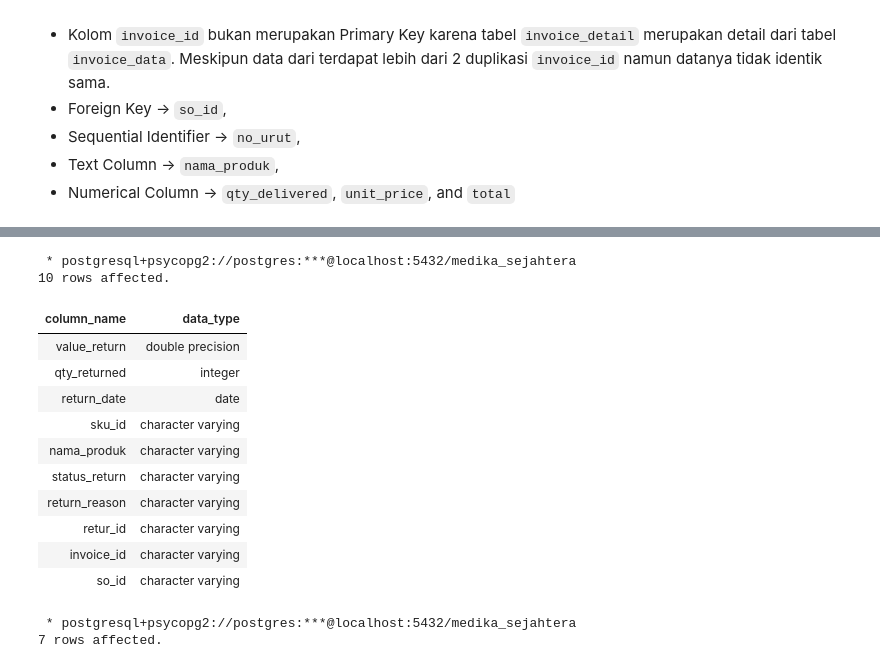
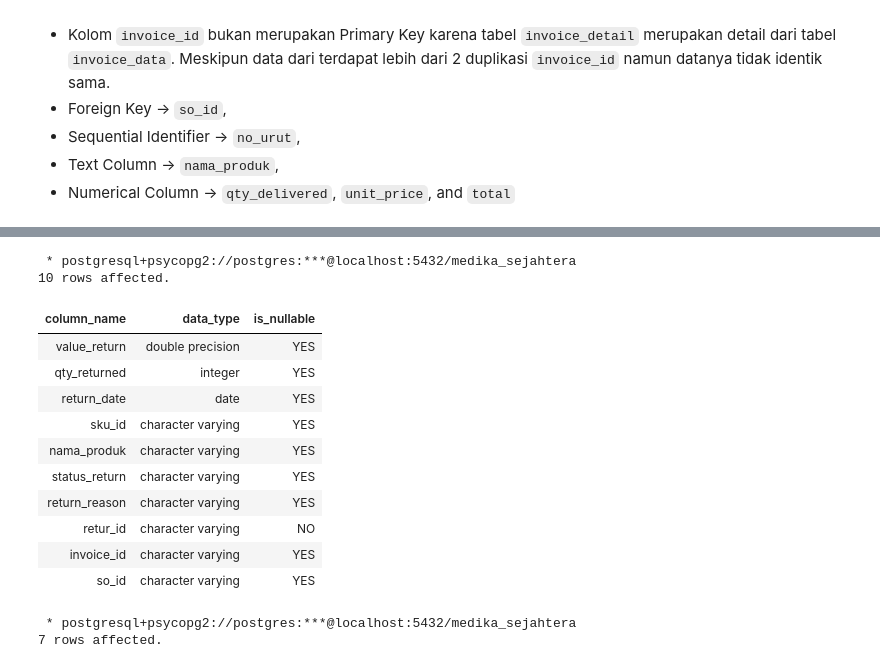
Before and after one commit to Rpfitrah/return-analysis-medika-sejahtera, a Jupyter notebook: Notebook/01_data_understanding.ipynb, the cells around one changed output, grey strips where cells are left out. Drawn from its saved outputs; the diff is of its cells as text; code cells hidden in the pictures.

```diff
--- a/Notebook/01_data_understanding.ipynb
+++ b/Notebook/01_data_understanding.ipynb
@@ -419,26 +433,27 @@ WHERE
 # %%
 %%sql
 SELECT
     column_name,
-    data_type
+    data_type,
+    is_nullable
 FROM
     information_schema.columns
 WHERE
     table_name = 'return_data'
 # %% [output]
  * postgresql+psycopg2://postgres:***@localhost:5432/medika_sejahtera
 10 rows affected.
-| column_name | data_type |
-| value_return | double precision |
-| qty_returned | integer |
-| return_date | date |
-| sku_id | character varying |
-| nama_produk | character varying |
-| status_return | character varying |
-| return_reason | character varying |
-| retur_id | character varying |
-| invoice_id | character varying |
-| so_id | character varying |
+| column_name | data_type | is_nullable |
+| value_return | double precision | YES |
+| qty_returned | integer | YES |
+| return_date | date | YES |
+| sku_id | character varying | YES |
+| nama_produk | character varying | YES |
+| status_return | character varying | YES |
+| return_reason | character varying | YES |
+| retur_id | character varying | NO |
+| invoice_id | character varying | YES |
+| so_id | character varying | YES |
 # %%
 %%sql
 SELECT
```
Also changed, not shown: parts of 4 cells of this notebook.
